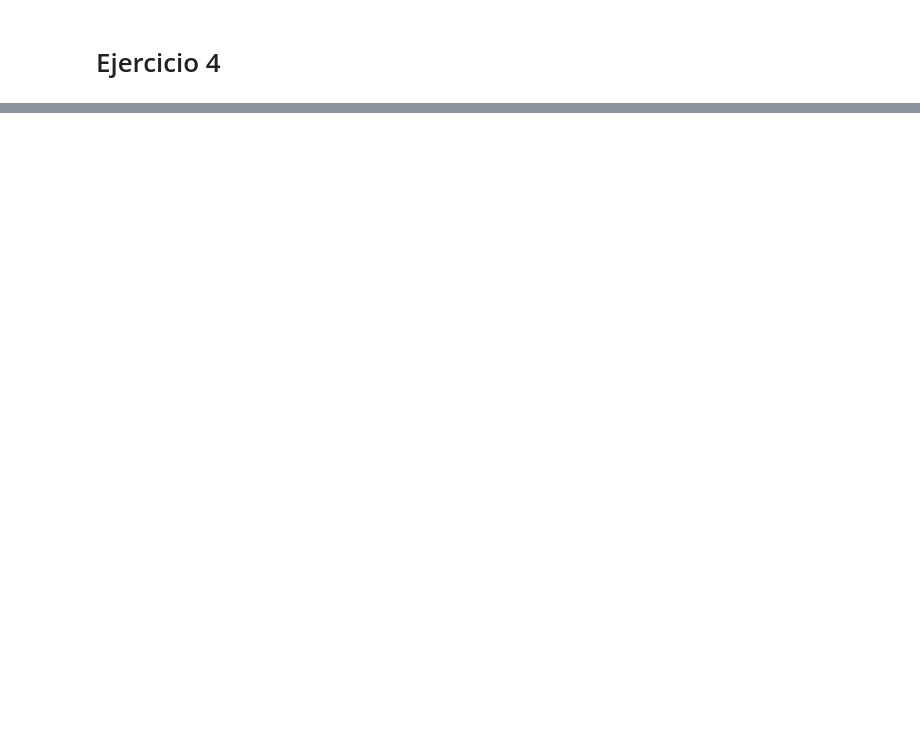
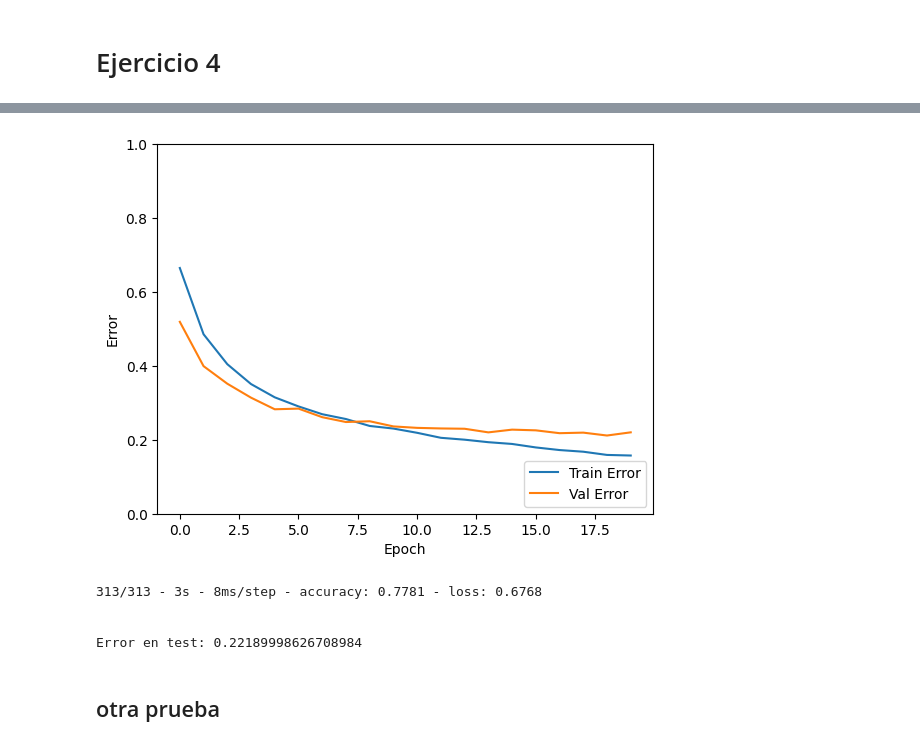
Before and after one commit to LautaroCerruti/ML-IAA-2024, a Jupyter notebook: TP5/TP5.ipynb, the cells around one changed output, grey strips where cells are left out. Saved outputs shown, nothing was run; the diff lists cells and outputs as text; code cells hidden in the pictures; blank space fills up the shorter version.

```diff
--- a/TP5/TP5.ipynb
+++ b/TP5/TP5.ipynb
@@ -335,0 +338,29 @@ Error en test: 0.3044999837875366
+# %%
+(train_images, train_labels), (test_images, test_labels) = datasets.cifar10.load_data()
+
+# Normalize pixel values to be between 0 and 1
+train_images, test_images = train_images / 255.0, test_images / 255.0
+# %%
+model = models.Sequential()
+model.add(layers.Conv2D(32, (3, 3), activation='relu', input_shape=(32, 32, 3), padding="same", strides=1))
+model.add(layers.Conv2D(32, (3, 3), activation='relu', padding="same", strides=1))
+model.add(layers.MaxPooling2D((2, 2)))
+model.add(layers.Conv2D(64, (3, 3), activation='relu', padding="same", strides=1))
+model.add(layers.Conv2D(64, (3, 3), activation='relu', padding="same", strides=1))
+model.add(layers.MaxPooling2D((2, 2)))
+model.add(layers.Conv2D(128, (3, 3), activation='relu', padding="same", strides=1))
+model.add(layers.Conv2D(128, (3, 3), activation='relu', padding="same", strides=1))
+model.add(layers.MaxPooling2D((2, 2)))
+model.add(layers.Dropout(0.5))
+model.add(layers.Flatten())
+model.add(layers.Dense(64, activation='relu'))
+model.add(layers.Dropout(0.2))
+model.add(layers.Dense(128, activation='relu'))
+model.add(layers.Dense(128, activation='relu'))
+model.add(layers.Dense(10))
+# %%
+model.compile(optimizer='adam',
+            loss=tf.keras.losses.SparseCategoricalCrossentropy(from_logits=True),
+            metrics=['accuracy'])
+
+history = model.fit(train_images, train_labels, epochs=20, validation_split=0.2)
@@ -335,0 +385,20 @@ Error en test: 0.3044999837875366
+# %%
+plt.plot([1-a for a in history.history['accuracy']], label='Train Error')
+plt.plot([1-a for a in history.history['val_accuracy']], label = 'Val Error')
+plt.xlabel('Epoch')
+plt.ylabel('Error')
+plt.ylim([0, 1])
+plt.legend(loc='lower right')
+plt.show()
+
+test_loss, test_acc = model.evaluate(test_images,  test_labels, verbose=2)
+print("\n")
+print(f"Error en test: {1-test_acc}")
+# %% [output]
+[figure, added]
+313/313 - 3s - 8ms/step - accuracy: 0.7781 - loss: 0.6768
+
+
+Error en test: 0.22189998626708984
+# %% [markdown]
+## otra prueba
```
Also changed, not shown: parts of 19 cells of this notebook.
